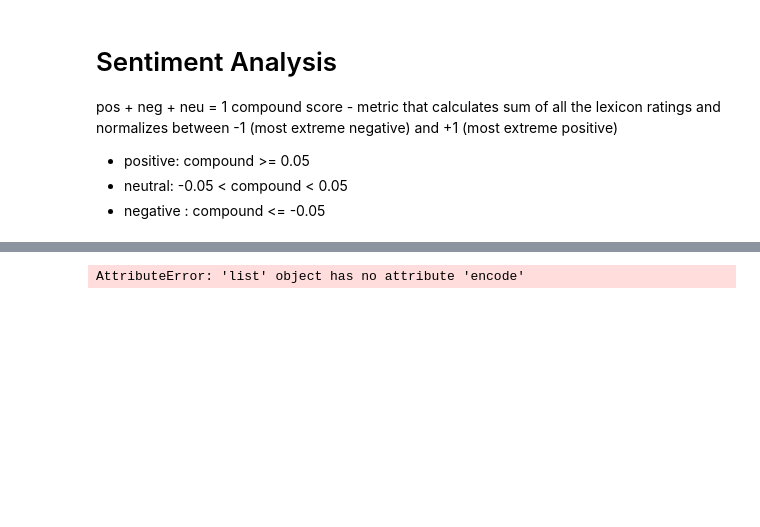
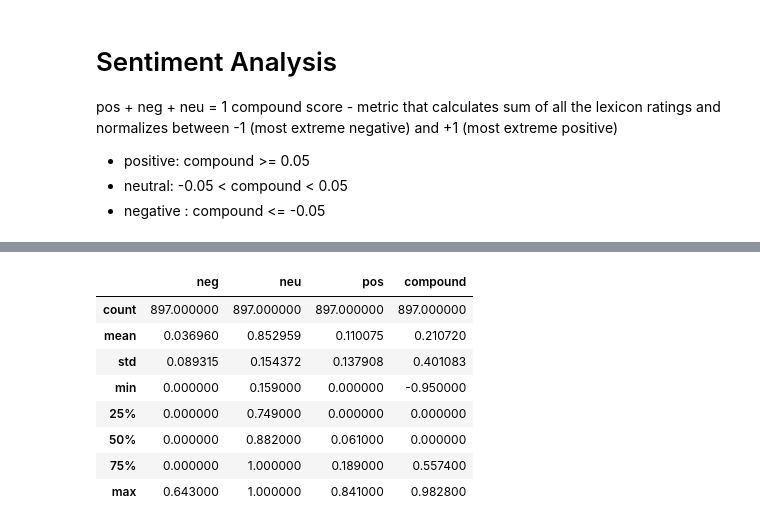
Before and after one commit to drea-biz/Portfollio_Sample_projects, a Jupyter notebook: Portfolio_notebook_python.ipynb, the cells around one changed output, grey strips where cells are left out. Drawn from its saved outputs; the diff is of its cells as text; code cells hidden in the pictures; blank space fills up the shorter version.

```diff
--- a/Portfolio_notebook_python.ipynb
+++ b/Portfolio_notebook_python.ipynb
@@ -237,6 +237,15 @@ def get_sentiments(input_list):
 
     return out
 # %%
-padres_sent = get_sentiments(padres_list)
+p2 = get_sentiments(padres_list)
+p2.describe()
 # %% [output]
-AttributeError: 'list' object has no attribute 'encode'
+|  | neg | neu | pos | compound |
+| count | 897.000000 | 897.000000 | 897.000000 | 897.000000 |
+| mean | 0.036960 | 0.852959 | 0.110075 | 0.210720 |
+| std | 0.089315 | 0.154372 | 0.137908 | 0.401083 |
+| min | 0.000000 | 0.159000 | 0.000000 | -0.950000 |
+| 25% | 0.000000 | 0.749000 | 0.000000 | 0.000000 |
+| 50% | 0.000000 | 0.882000 | 0.061000 | 0.000000 |
+| 75% | 0.000000 | 1.000000 | 0.189000 | 0.557400 |
+| max | 0.643000 | 1.000000 | 0.841000 | 0.982800 |
```
Also changed, not shown: parts of 14 cells of this notebook, 1 other file.
